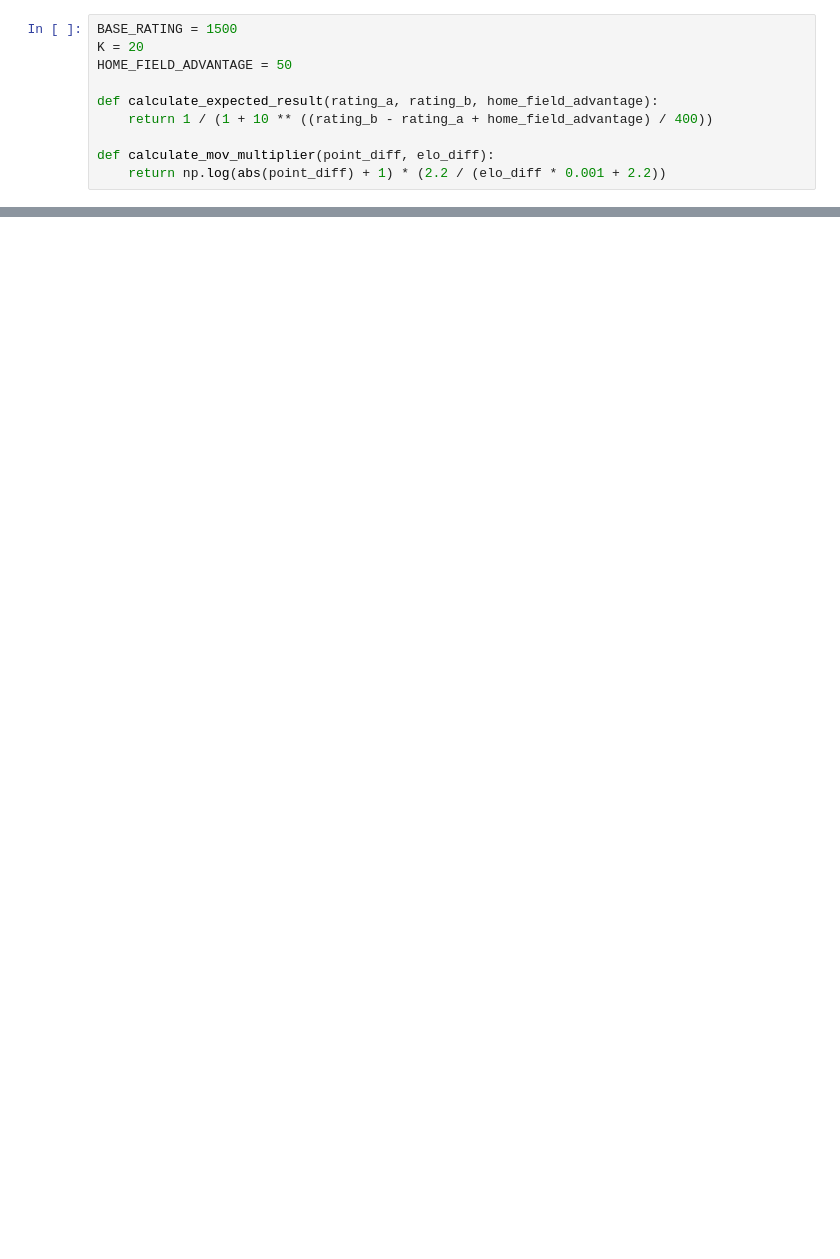
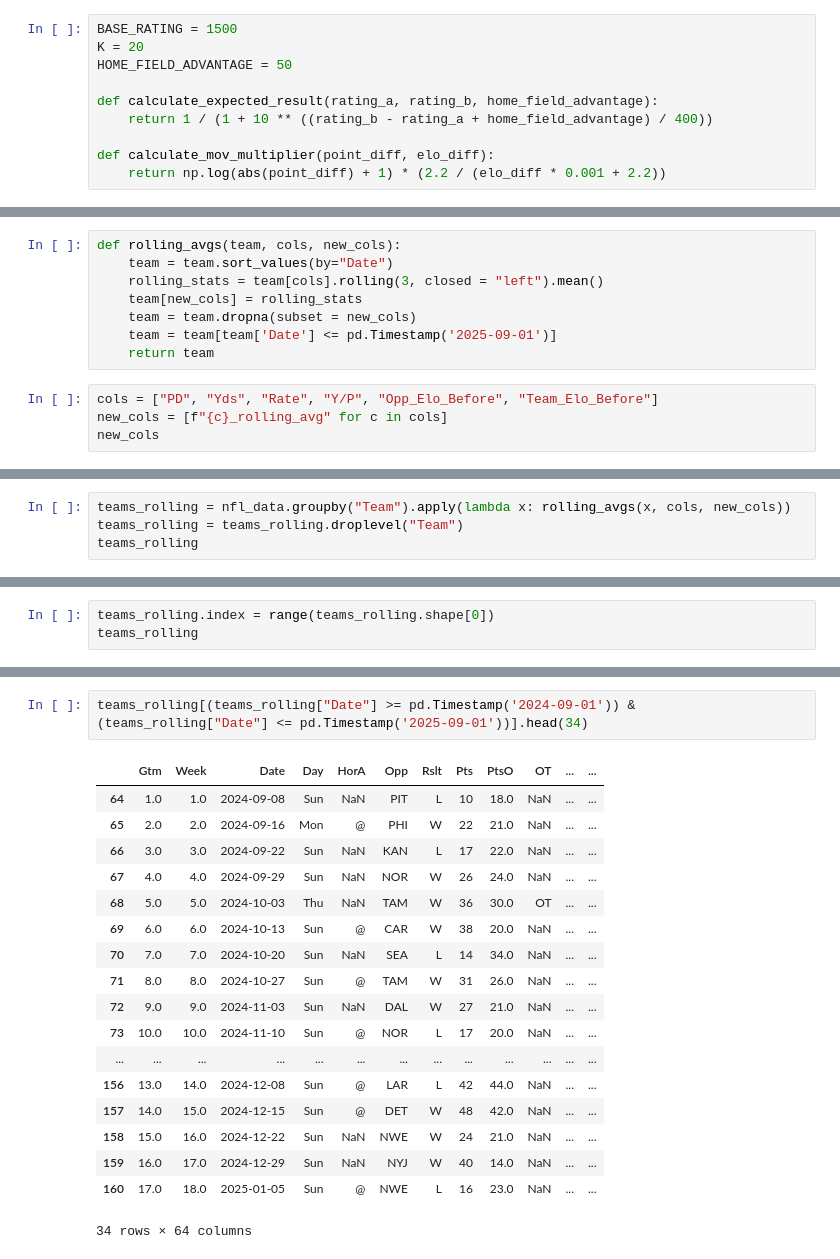
Before and after one commit to TaewonYu17/NFL-Game-Predictor, a Jupyter notebook: nfl_game_predictor.ipynb, the cells around one changed output, grey strips where cells are left out. Saved outputs shown, nothing was run; the diff lists cells and outputs as text; blank space fills up the shorter version.

```diff
--- a/nfl_game_predictor.ipynb
+++ b/nfl_game_predictor.ipynb
@@ -198,0 +314,12 @@ KeyError: "['Opp', 'Team_Elo_Before'] not in index"
+# %%
+def rolling_avgs(team, cols, new_cols):
+    team = team.sort_values(by="Date")
+    rolling_stats = team[cols].rolling(3, closed = "left").mean()
+    team[new_cols] = rolling_stats
+    team = team.dropna(subset = new_cols)
+    team = team[team['Date'] <= pd.Timestamp('2025-09-01')]
+    return team
+# %%
+cols = ["PD", "Yds", "Rate", "Y/P", "Opp_Elo_Before", "Team_Elo_Before"]
+new_cols = [f"{c}_rolling_avg" for c in cols]
+new_cols
@@ -198,0 +349,4 @@ KeyError: "['Opp', 'Team_Elo_Before'] not in index"
+# %%
+teams_rolling = nfl_data.groupby("Team").apply(lambda x: rolling_avgs(x, cols, new_cols))
+teams_rolling = teams_rolling.droplevel("Team")
+teams_rolling
@@ -198,0 +367,3 @@ KeyError: "['Opp', 'Team_Elo_Before'] not in index"
+# %%
+teams_rolling.index = range(teams_rolling.shape[0])
+teams_rolling
@@ -198,0 +407,21 @@ KeyError: "['Opp', 'Team_Elo_Before'] not in index"
+# %%
+teams_rolling[(teams_rolling["Date"] >= pd.Timestamp('2024-09-01')) & (teams_rolling["Date"] <= pd.Timestamp('2025-09-01'))].head(34)
+# %% [output]
+|  | Gtm | Week | Date | Day | HorA | Opp | Rslt | Pts | PtsO | OT | ... | ... |
+| 64 | 1.0 | 1.0 | 2024-09-08 | Sun | NaN | PIT | L | 10 | 18.0 | NaN | ... | ... |
+| 65 | 2.0 | 2.0 | 2024-09-16 | Mon | @ | PHI | W | 22 | 21.0 | NaN | ... | ... |
+| 66 | 3.0 | 3.0 | 2024-09-22 | Sun | NaN | KAN | L | 17 | 22.0 | NaN | ... | ... |
+| 67 | 4.0 | 4.0 | 2024-09-29 | Sun | NaN | NOR | W | 26 | 24.0 | NaN | ... | ... |
+| 68 | 5.0 | 5.0 | 2024-10-03 | Thu | NaN | TAM | W | 36 | 30.0 | OT | ... | ... |
+| 69 | 6.0 | 6.0 | 2024-10-13 | Sun | @ | CAR | W | 38 | 20.0 | NaN | ... | ... |
+| 70 | 7.0 | 7.0 | 2024-10-20 | Sun | NaN | SEA | L | 14 | 34.0 | NaN | ... | ... |
+| 71 | 8.0 | 8.0 | 2024-10-27 | Sun | @ | TAM | W | 31 | 26.0 | NaN | ... | ... |
+| 72 | 9.0 | 9.0 | 2024-11-03 | Sun | NaN | DAL | W | 27 | 21.0 | NaN | ... | ... |
+| 73 | 10.0 | 10.0 | 2024-11-10 | Sun | @ | NOR | L | 17 | 20.0 | NaN | ... | ... |
+| ... | ... | ... | ... | ... | ... | ... | ... | ... | ... | ... | ... | ... |
+| 156 | 13.0 | 14.0 | 2024-12-08 | Sun | @ | LAR | L | 42 | 44.0 | NaN | ... | ... |
+| 157 | 14.0 | 15.0 | 2024-12-15 | Sun | @ | DET | W | 48 | 42.0 | NaN | ... | ... |
+| 158 | 15.0 | 16.0 | 2024-12-22 | Sun | NaN | NWE | W | 24 | 21.0 | NaN | ... | ... |
+| 159 | 16.0 | 17.0 | 2024-12-29 | Sun | NaN | NYJ | W | 40 | 14.0 | NaN | ... | ... |
+| 160 | 17.0 | 18.0 | 2025-01-05 | Sun | @ | NWE | L | 16 | 23.0 | NaN | ... | ... |
+34 rows × 64 columns
```
Also changed, not shown: parts of 20 cells of this notebook.
